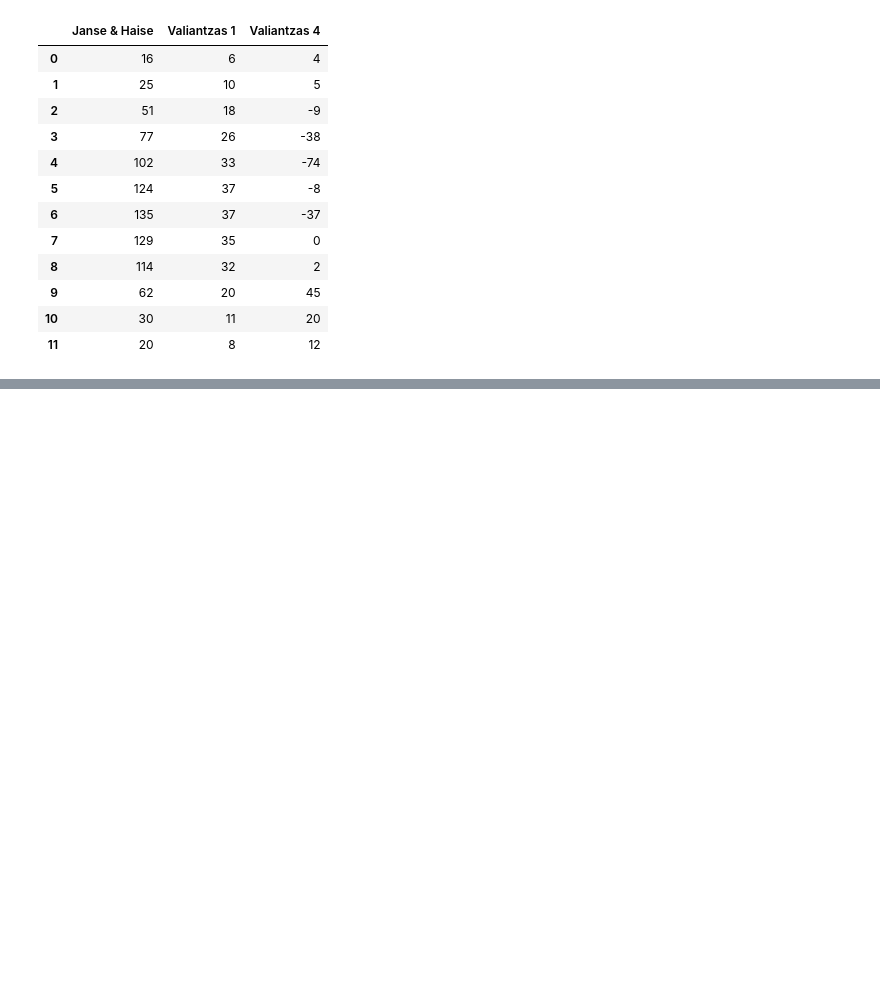
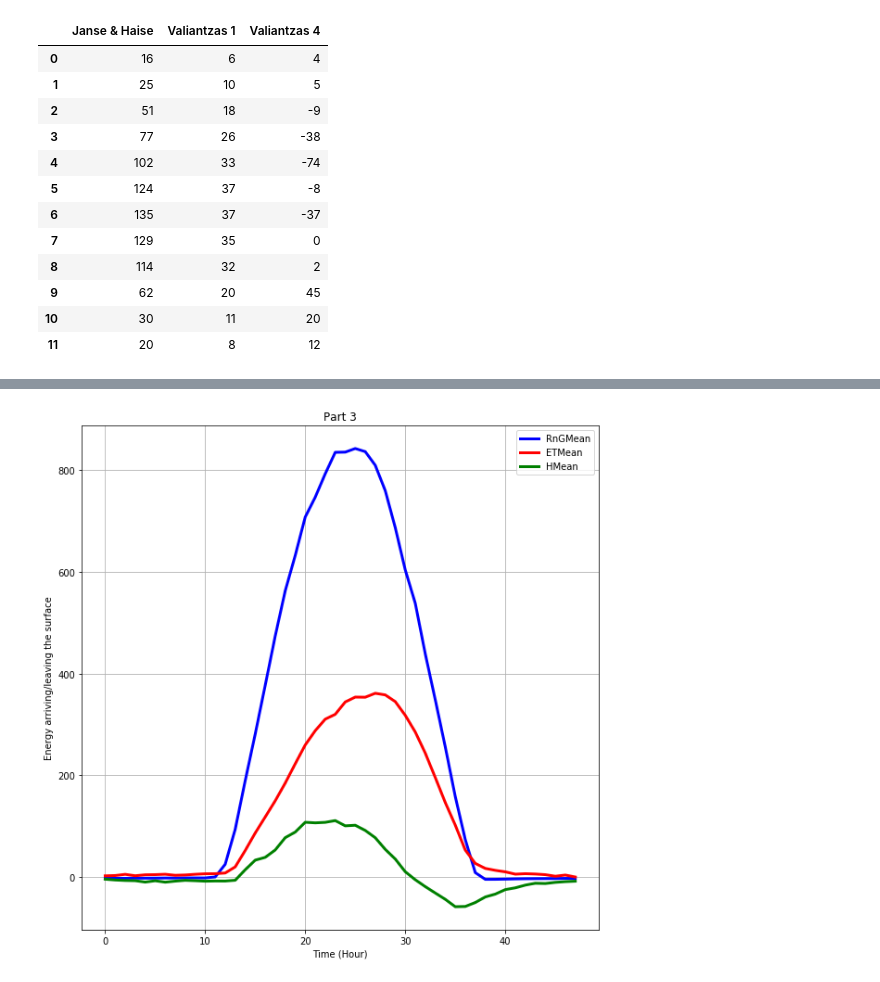
Before and after one commit to JoelA06/Tareas, a Jupyter notebook: SegundaEvaluacion/Evaluacion2.ipynb, the cells around one changed output, grey strips where cells are left out. Drawn from its saved outputs; the diff is of its cells as text; code cells hidden in the pictures; blank space fills up the shorter version.

```diff
--- a/SegundaEvaluacion/Evaluacion2.ipynb
+++ b/SegundaEvaluacion/Evaluacion2.ipynb
@@ -374,0 +399,17 @@ EvapoTrans
+# %%
+Dat = (np.asarray(flujo["Year"]-1970, dtype="datetime64[Y]"))+(np.asarray(flujo["DoY"], dtype="timedelta64[D]")-1)
+flujo["Date"] = Dat
+# %%
+    #Para usar solamente los datos que se requiere
+Flujo1 = pd.DataFrame()
+Flujo1["Date"] = flujo["Date"]
+Flujo1["Date"] = pd.to_datetime(Flujo1["Date"])
+Flujo1["Year"] = Flujo1["Date"].dt.year
+Flujo1["Month"] = Flujo1["Date"].dt.month
+Flujo1["Day"] = Flujo1["Date"].dt.day
+Flujo1["Hour"] = flujo["Hour"]
+Flujo1["RnG"] = flujo["Rg_f"]
+Flujo1["ET"] = flujo["LE_f"]
+Flujo1["H"] = flujo["H_f"]
+
+Flujo1.head()
@@ -374,0 +423,8 @@ EvapoTrans
+# %%
+Flujo1 = Flujo1[Flujo1["Month"] == 4]
+# %%
+Flujo1["RnGMean"] = Flujo1.groupby(["Hour"])["RnG"].transform("mean")
+Flujo1["ETMean"]  = Flujo1.groupby(["Hour"])["ET"].transform("mean")
+Flujo1["HMean"]   = Flujo1.groupby(["Hour"])["H"].transform("mean")
+Flujo1 = Flujo1.drop_duplicates(["Hour"]).reset_index(drop=True)
+Flujo1.head()
@@ -374,0 +438,17 @@ EvapoTrans
+# %%
+plt.figure(figsize=(10,10))
+plt.plot(Flujo1["RnGMean"], label = "RnGMean", linewidth = 3, color = "b")
+plt.plot(Flujo1["ETMean"], label = "ETMean", linewidth = 3, color = "r")
+plt.plot(Flujo1["HMean"], label = "HMean", linewidth = 3, color = "g")
+
+plt.xlabel("Time (Hour)")
+plt.ylabel("Energy arriving/leaving the surface")
+
+plt.grid()
+plt.legend()
+
+plt.title("Part 3")
+plt.savefig("grafica_4", plt =2000)
+plt.show()
+# %% [output]
+[figure, added]
```
Also changed, not shown: parts of 6 cells of this notebook, 1 other file.
